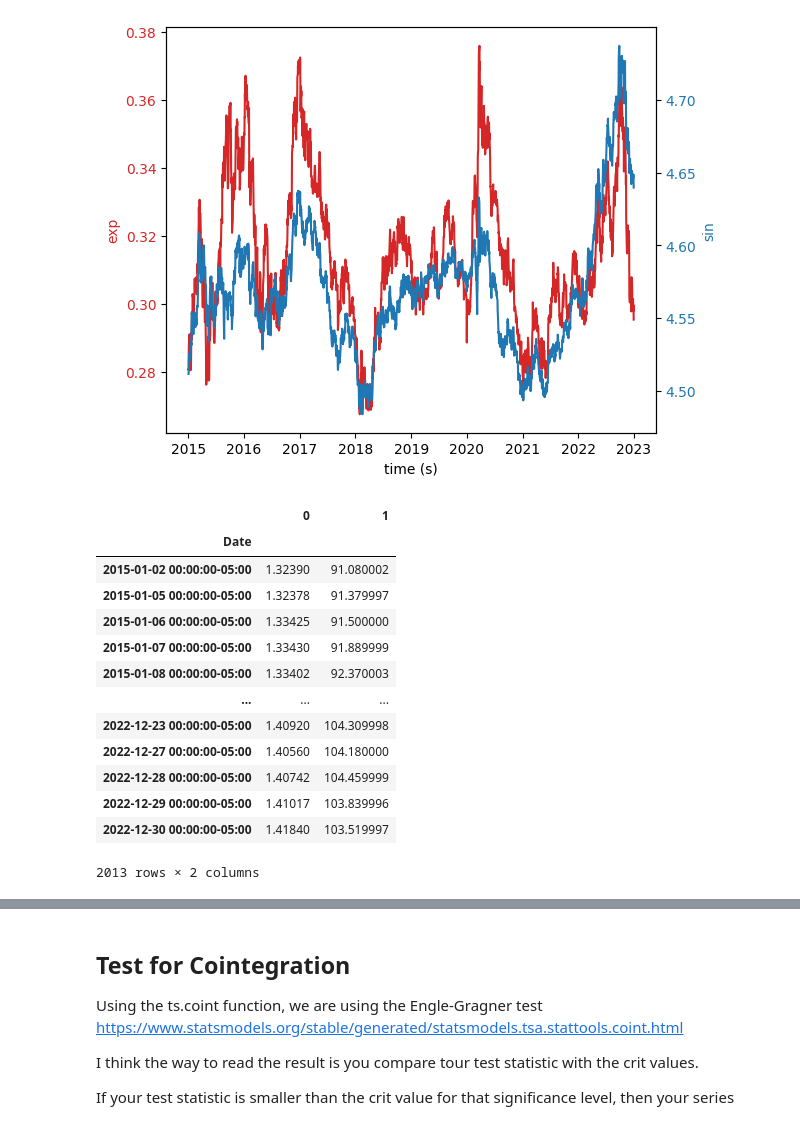
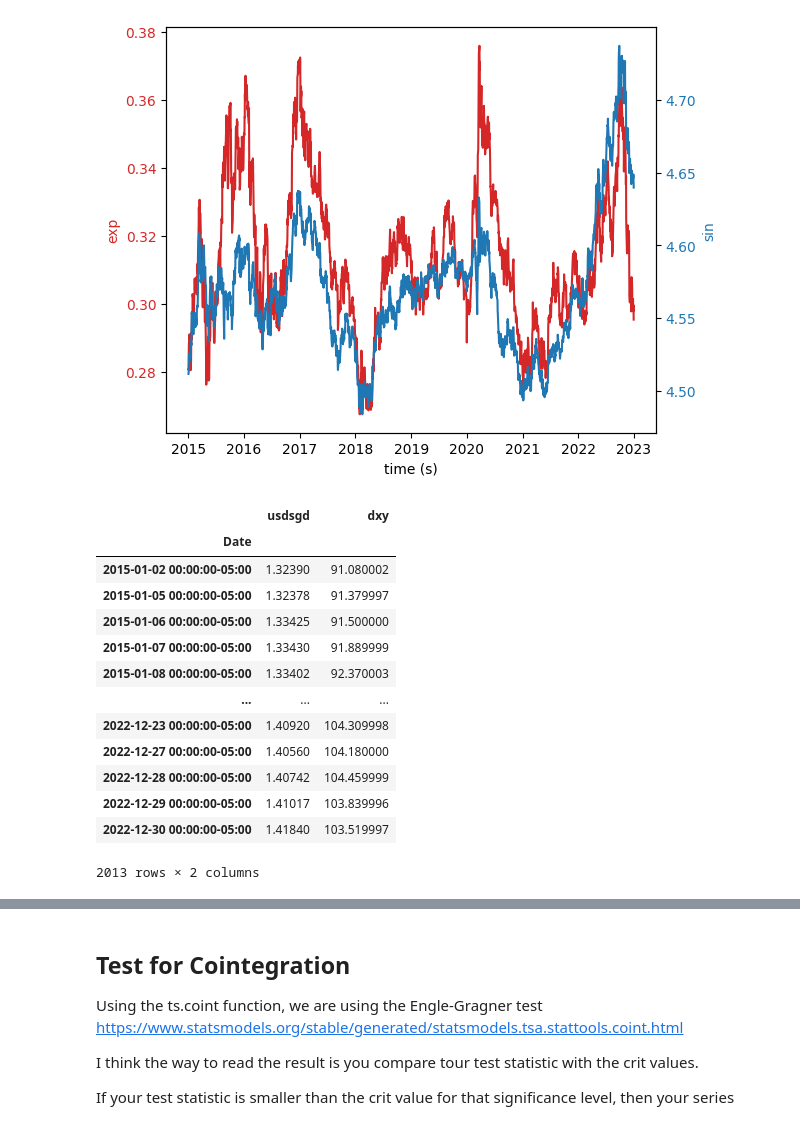
Before and after one commit to andreignatius/quant-trading, a Jupyter notebook: pairs/pairs_dxy.ipynb, the cells around one changed output, grey strips where cells are left out. Cells and saved outputs as stored; diff of their text form; code cells hidden in the pictures.

```diff
--- a/pairs/pairs_dxy.ipynb
+++ b/pairs/pairs_dxy.ipynb
@@ -74,10 +74,14 @@ plt.show()
 # %% [output]
 [figure]
 # %%
-df_together = pd.DataFrame(zip(usd_sgd_data, dxy_data),index=dxy_data.index)
+df_together = pd.DataFrame(
+    zip(usd_sgd_data, dxy_data), index=dxy_data.index, columns=["usdsgd", "dxy"]
+)
+
+
 df_together
 # %% [output]
-|  | 0 | 1 |
+|  | usdsgd | dxy |
 | Date |  |  |
 | 2015-01-02 00:00:00-05:00 | 1.32390 | 91.080002 |
 | 2015-01-05 00:00:00-05:00 | 1.32378 | 91.379997 |
```
Also changed, not shown: parts of 15 cells of this notebook.
